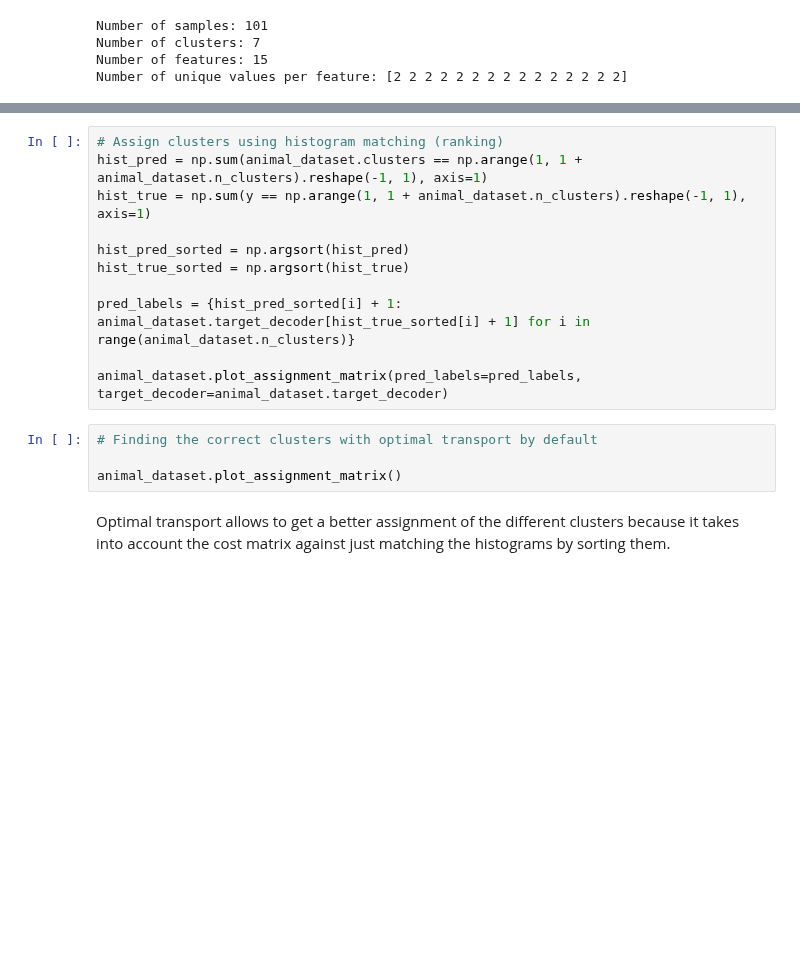
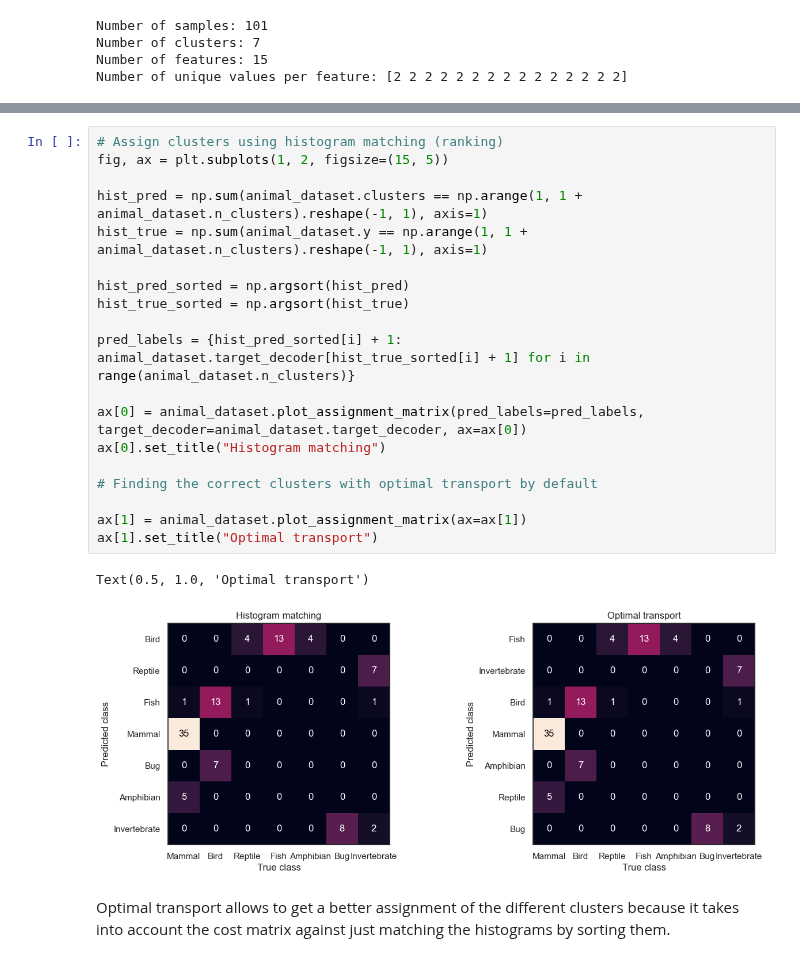
Before and after one commit to Thomick/Ordinal-data-clustering, a Jupyter notebook: notebooks/classification_animals.ipynb, the cells around one changed output, grey strips where cells are left out. Saved outputs shown, nothing was run; the diff lists cells and outputs as text; blank space fills up the shorter version.

```diff
--- a/notebooks/classification_animals.ipynb
+++ b/notebooks/classification_animals.ipynb
@@ -83,18 +180,25 @@ weighted avg       0.82      0.81      0.80       101
 # %%
 # Assign clusters using histogram matching (ranking)
+fig, ax = plt.subplots(1, 2, figsize=(15, 5))
+
 hist_pred = np.sum(animal_dataset.clusters == np.arange(1, 1 + animal_dataset.n_clusters).reshape(-1, 1), axis=1)
-hist_true = np.sum(y == np.arange(1, 1 + animal_dataset.n_clusters).reshape(-1, 1), axis=1)
+hist_true = np.sum(animal_dataset.y == np.arange(1, 1 + animal_dataset.n_clusters).reshape(-1, 1), axis=1)
 
 hist_pred_sorted = np.argsort(hist_pred)
 hist_true_sorted = np.argsort(hist_true)
 
 pred_labels = {hist_pred_sorted[i] + 1: animal_dataset.target_decoder[hist_true_sorted[i] + 1] for i in range(animal_dataset.n_clusters)}
 
-animal_dataset.plot_assignment_matrix(pred_labels=pred_labels, target_decoder=animal_dataset.target_decoder)
+ax[0] = animal_dataset.plot_assignment_matrix(pred_labels=pred_labels, target_decoder=animal_dataset.target_decoder, ax=ax[0])
+ax[0].set_title("Histogram matching")
+
+# Finding the correct clusters with optimal transport by default
+
+ax[1] = animal_dataset.plot_assignment_matrix(ax=ax[1])
+ax[1].set_title("Optimal transport")
+# %% [output]
+Text(0.5, 1.0, 'Optimal transport')
+[figure, added]
-# %%
-# Finding the correct clusters with optimal transport by default
-
-animal_dataset.plot_assignment_matrix()
 # %% [markdown]
 Optimal transport allows to get a better assignment of the different clusters because it takes into account the cost matrix against just matching the histograms by sorting them.
 # %% [markdown]
```
Also changed, not shown: parts of 14 cells of this notebook, 11 other files.
